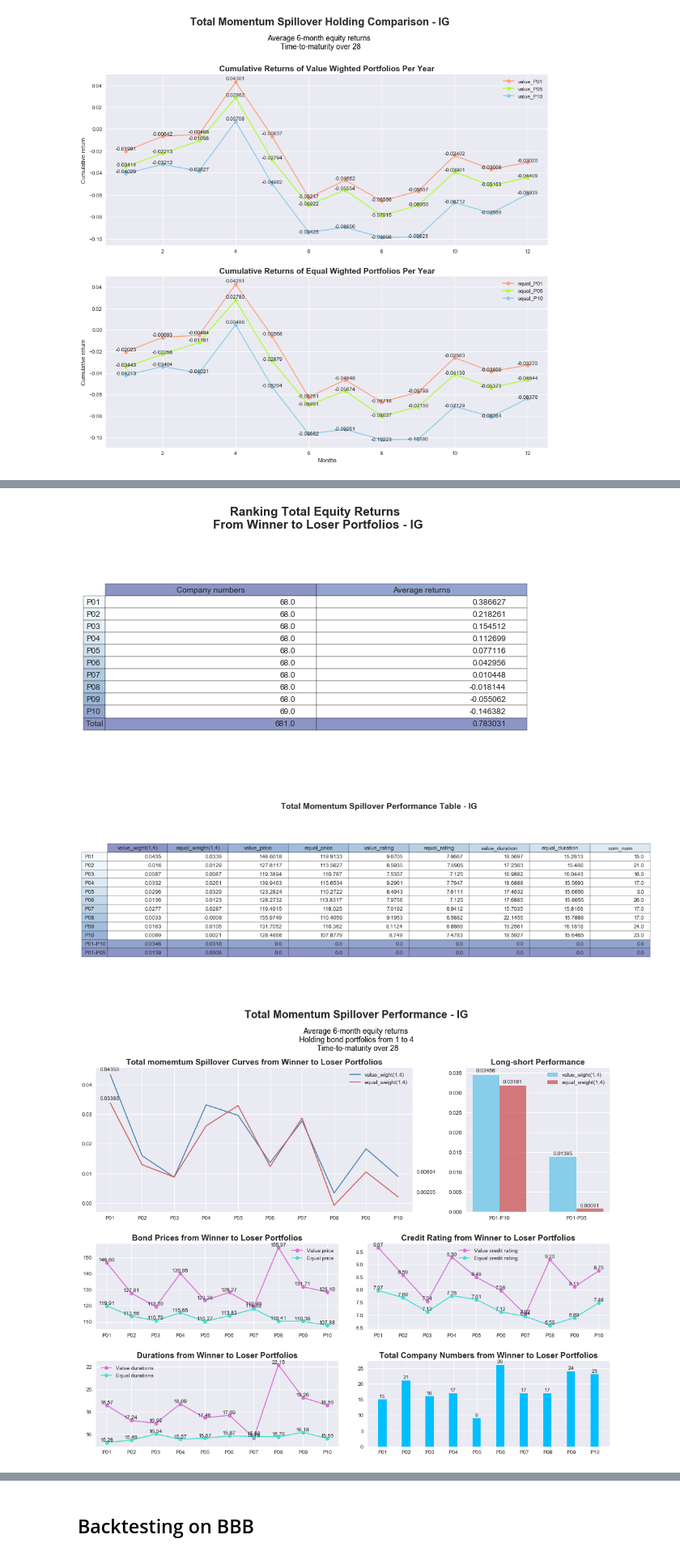
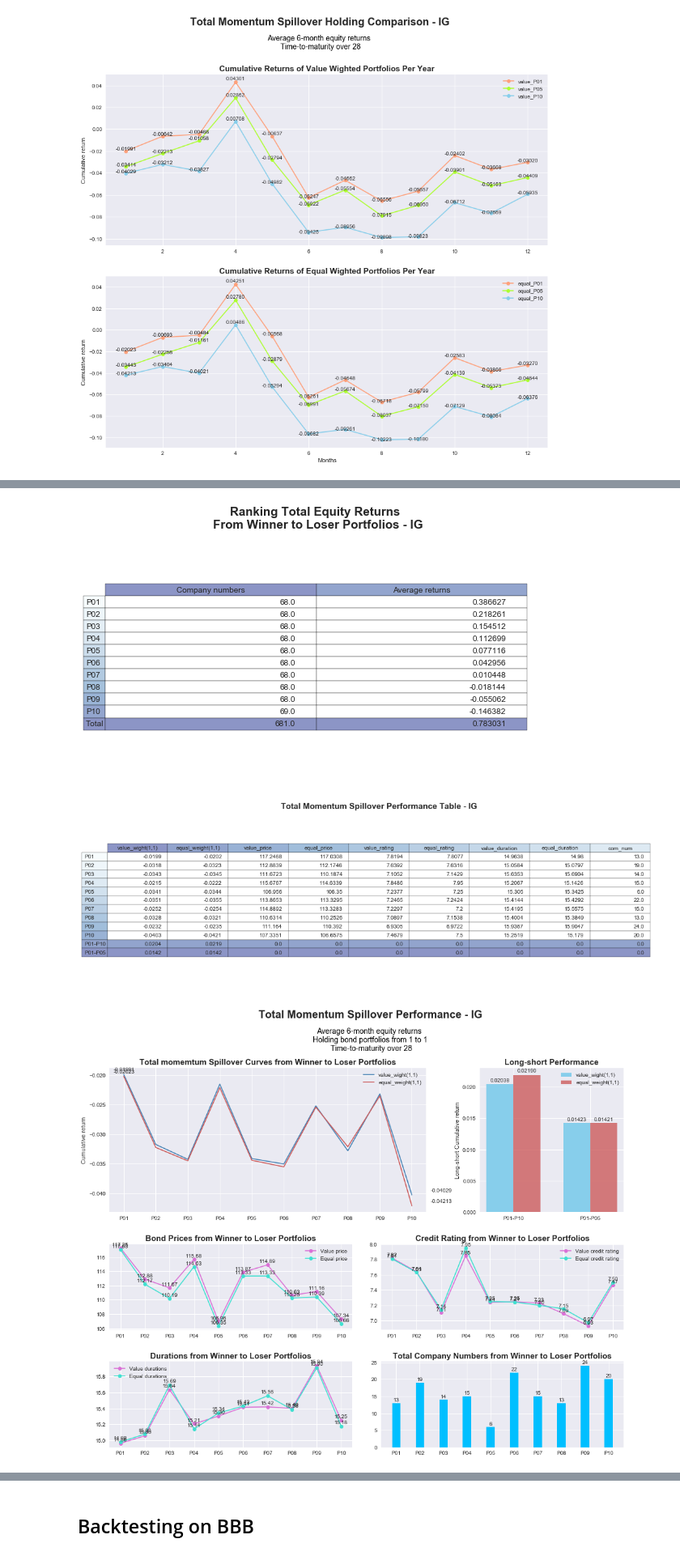
Before and after one commit to ericlegoaec/corp-bond-strategy, a Jupyter notebook: Phase_1-3_Mementum_Spillover.ipynb, the cells around one changed output, grey strips where cells are left out. Shown at 81% size. Saved outputs shown, nothing was run; the diff lists cells and outputs as text; code cells hidden in the pictures.

```diff
--- a/Phase_1-3_Mementum_Spillover.ipynb
+++ b/Phase_1-3_Mementum_Spillover.ipynb
@@ -235,6 +235,7 @@ def performance_plot(perf, avg_period, start, end, tmt, universe, strat_type = 0
     ax1.annotate("{0:0.5f}".format(perf.iloc[0,1]), xy=(0, perf.iloc[0,1]), xytext=(8, 6), xycoords=('axes fraction', 'data'), textcoords='offset points')
     ax1.annotate("{0:0.5f}".format(perf.iloc[-3,1]), xy=(1, perf.iloc[-3,1]), xytext=(8, 6), xycoords=('axes fraction', 'data'), textcoords='offset points')
     ax1.set_title('{0} momemtum Spillover Curves from Winner to Loser Portfolios'.format(strat_name), fontsize=15, weight='bold')
+    ax1.set_ylabel('Cumulative return')
     ax1.legend()
 
     ax2 = plt.subplot2grid((30, 22), (0, 15), rowspan=10, colspan=6)
@@ -259,6 +260,7 @@ def performance_plot(perf, avg_period, start, end, tmt, universe, strat_type = 0
 
     ax2.set_xticks(index)
     ax2.set_xticklabels((perf.index[-2], perf.index[-1]))
+    ax2.set_ylabel('Long-short Cumulative return')
     ax2.set_title('Long-short Performance', fontsize=15, weight='bold')
     ax2.legend()
 
@@ -562,19 +576,19 @@ Using average 6-month equity return and holding bond porfolios from 1 to 4 with
 # %%
 avg_period_IG = 6
 
 rank_port_IG = rank_port_decile(equity_data_IG, formation_date, avg_period_IG, s_type_IG)
 rank_table(rank_port_IG, universe_IG, s_type_IG)
 
 hfrom_IG = 1
-hend_IG = 4
+hend_IG = 1
 tmt_IG = 28
 
 perf_IG = momentum_strategy(bond_data_IG, rank_port_IG, hfrom_IG, hend_IG, TMT=TMT_IG)
 m_performance_table(perf_IG, universe_IG, s_type_IG)
 
 performance_plot(perf_IG, avg_period_IG, hfrom_IG, hend_IG, tmt_IG, universe_IG, s_type_IG)
 # %% [output]
 [figure]
-[figure, old version]
+[figure, new version]
-[figure, old version]
+[figure, new version]
 # %% [markdown]
```
Also changed, not shown: parts of 33 cells of this notebook.
